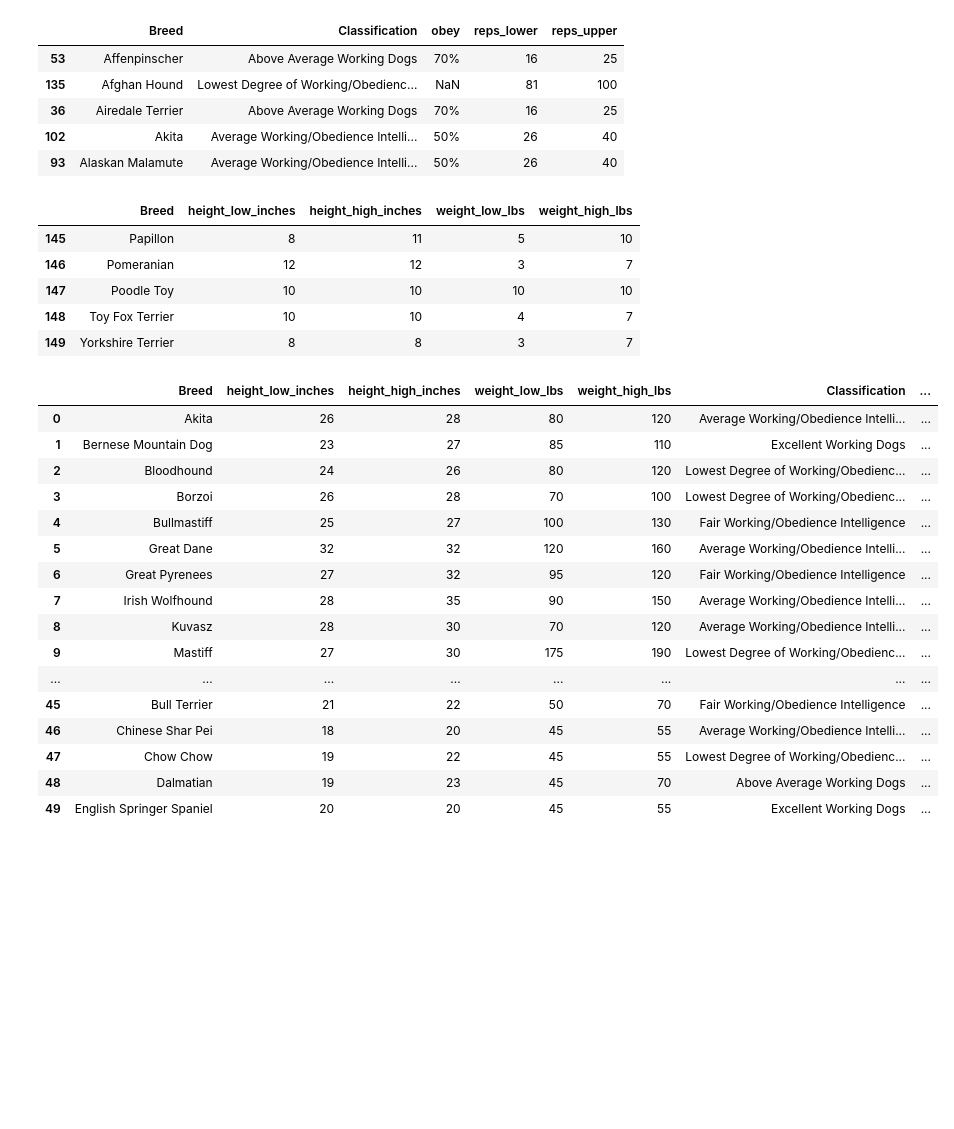
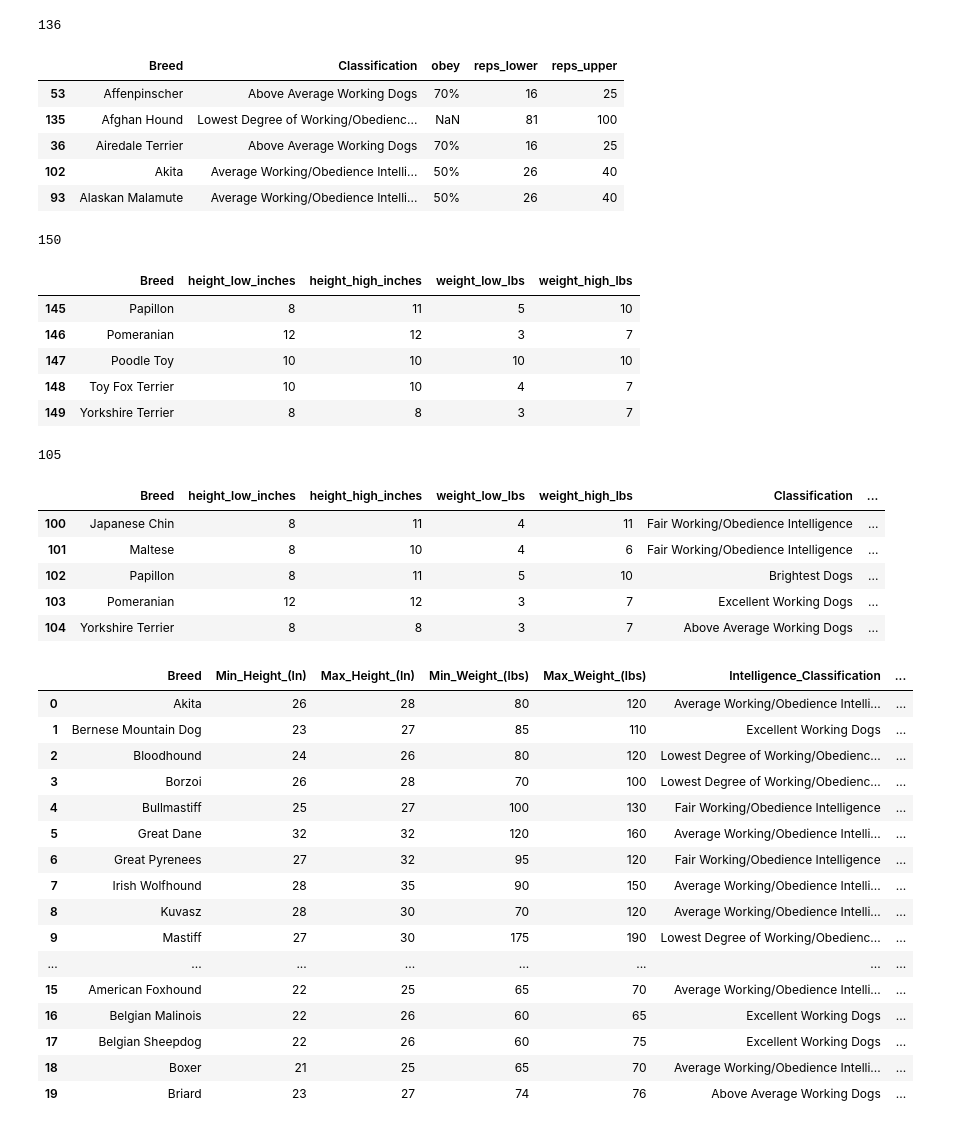
Before and after one commit to abigailmetzger/Yellow_LABS_ETL, a Jupyter notebook: Yellow_Labs.ipynb, the cells around one changed output. Cells and saved outputs as stored; diff of their text form; code cells hidden in the pictures; blank space fills up the shorter version.

```diff
--- a/Yellow_Labs.ipynb
+++ b/Yellow_Labs.ipynb
@@ -41,8 +4,10 @@ rank_df.sort_values("Breeds").head()
 # %%
 csv_file = "dog_intelligence.csv"
 intelligence_df = pd.read_csv(csv_file)
+print(len(intelligence_df))
 intelligence_df.sort_values("Breed").head(5)
 # %% [output]
+136
 |  | Breed | Classification | obey | reps_lower | reps_upper |
 | 53 | Affenpinscher | Above Average Working Dogs | 70% | 16 | 25 |
 | 135 | Afghan Hound | Lowest Degree of Working/Obedienc... | NaN | 81 | 100 |
@@ -52,8 +17,10 @@ intelligence_df.sort_values("Breed").head(5)
 # %%
 csv_file = "akc_breed_info.csv"
 breed_df = pd.read_csv(csv_file, encoding='ISO-8859-1')
+print(len(breed_df))
 breed_df.tail()
 # %% [output]
+150
 |  | Breed | height_low_inches | height_high_inches | weight_low_lbs | weight_high_lbs |
 | 145 | Papillon | 8 | 11 | 5 | 10 |
 | 146 | Pomeranian | 12 | 12 | 3 | 7 |
@@ -65,21 +30,41 @@ breed_df.tail()
 # %%
-new_df = pd.merge(breed_df, intelligence_df, on="Breed")
-new_df.head(50)
+combined_df = pd.merge(breed_df, intelligence_df, on="Breed")
+print(len(combined_df))
+combined_df.tail(5)
 # %% [output]
+105
 |  | Breed | height_low_inches | height_high_inches | weight_low_lbs | weight_high_lbs | Classification | ... |
-| 0 | Akita | 26 | 28 | 80 | 120 | Average Working/Obedience Intelli... | ... |
-| 1 | Bernese Mountain Dog | 23 | 27 | 85 | 110 | Excellent Working Dogs | ... |
-| 2 | Bloodhound | 24 | 26 | 80 | 120 | Lowest Degree of Working/Obedienc... | ... |
-| 3 | Borzoi | 26 | 28 | 70 | 100 | Lowest Degree of Working/Obedienc... | ... |
-| 4 | Bullmastiff | 25 | 27 | 100 | 130 | Fair Working/Obedience Intelligence | ... |
-| 5 | Great Dane | 32 | 32 | 120 | 160 | Average Working/Obedience Intelli... | ... |
-| 6 | Great Pyrenees | 27 | 32 | 95 | 120 | Fair Working/Obedience Intelligence | ... |
-| 7 | Irish Wolfhound | 28 | 35 | 90 | 150 | Average Working/Obedience Intelli... | ... |
-| 8 | Kuvasz | 28 | 30 | 70 | 120 | Average Working/Obedience Intelli... | ... |
-| 9 | Mastiff | 27 | 30 | 175 | 190 | Lowest Degree of Working/Obedienc... | ... |
-| ... | ... | ... | ... | ... | ... | ... | ... |
-| 45 | Bull Terrier | 21 | 22 | 50 | 70 | Fair Working/Obedience Intelligence | ... |
-| 46 | Chinese Shar Pei | 18 | 20 | 45 | 55 | Average Working/Obedience Intelli... | ... |
-| 47 | Chow Chow | 19 | 22 | 45 | 55 | Lowest Degree of Working/Obedienc... | ... |
-| 48 | Dalmatian | 19 | 23 | 45 | 70 | Above Average Working Dogs | ... |
-| 49 | English Springer Spaniel | 20 | 20 | 45 | 55 | Excellent Working Dogs | ... |
+| 100 | Japanese Chin | 8 | 11 | 4 | 11 | Fair Working/Obedience Intelligence | ... |
+| 101 | Maltese | 8 | 10 | 4 | 6 | Fair Working/Obedience Intelligence | ... |
+| 102 | Papillon | 8 | 11 | 5 | 10 | Brightest Dogs | ... |
+| 103 | Pomeranian | 12 | 12 | 3 | 7 | Excellent Working Dogs | ... |
+| 104 | Yorkshire Terrier | 8 | 8 | 3 | 7 | Above Average Working Dogs | ... |
+# %%
+renamed_df = combined_df.rename(columns={'height_low_inches':'Min_Height_(In)',
+                          'height_high_inches':'Max_Height_(In)',
+                          'weight_low_lbs':'Min_Weight_(lbs)',
+                                 'weight_high_lbs':'Max_Weight_(lbs)',
+                                 'Classification':'Intelligence_Classification',
+                                 'obey':'Successful_Initial_Response_Rate',
+                                 'reps_lower':'Min_Reps_to_Understanding',
+                                 'reps_upper':'Max_Reps_to_Understanding'},
+                 inplace=False)
+renamed_df.head(20)
+# %% [output]
+|  | Breed | Min_Height_(In) | Max_Height_(In) | Min_Weight_(lbs) | Max_Weight_(lbs) | Intelligence_Classification | ... |
+| 0 | Akita | 26 | 28 | 80 | 120 | Average Working/Obedience Intelli... | ... |
+| 1 | Bernese Mountain Dog | 23 | 27 | 85 | 110 | Excellent Working Dogs | ... |
+| 2 | Bloodhound | 24 | 26 | 80 | 120 | Lowest Degree of Working/Obedienc... | ... |
+| 3 | Borzoi | 26 | 28 | 70 | 100 | Lowest Degree of Working/Obedienc... | ... |
+| 4 | Bullmastiff | 25 | 27 | 100 | 130 | Fair Working/Obedience Intelligence | ... |
+| 5 | Great Dane | 32 | 32 | 120 | 160 | Average Working/Obedience Intelli... | ... |
+| 6 | Great Pyrenees | 27 | 32 | 95 | 120 | Fair Working/Obedience Intelligence | ... |
+| 7 | Irish Wolfhound | 28 | 35 | 90 | 150 | Average Working/Obedience Intelli... | ... |
+| 8 | Kuvasz | 28 | 30 | 70 | 120 | Average Working/Obedience Intelli... | ... |
+| 9 | Mastiff | 27 | 30 | 175 | 190 | Lowest Degree of Working/Obedienc... | ... |
+| ... | ... | ... | ... | ... | ... | ... | ... |
+| 15 | American Foxhound | 22 | 25 | 65 | 70 | Average Working/Obedience Intelli... | ... |
+| 16 | Belgian Malinois | 22 | 26 | 60 | 65 | Excellent Working Dogs | ... |
+| 17 | Belgian Sheepdog | 22 | 26 | 60 | 75 | Excellent Working Dogs | ... |
+| 18 | Boxer | 21 | 25 | 65 | 70 | Average Working/Obedience Intelli... | ... |
+| 19 | Briard | 23 | 27 | 74 | 76 | Above Average Working Dogs | ... |
```
Also changed, not shown: parts of 18 cells of this notebook.
